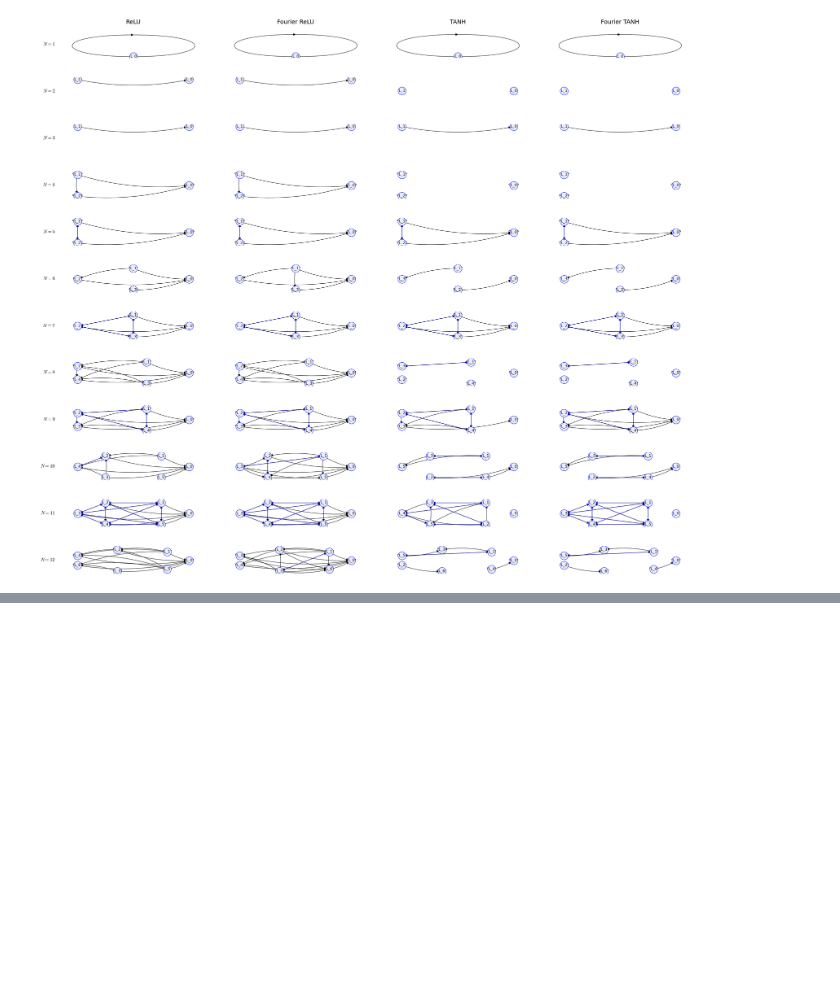
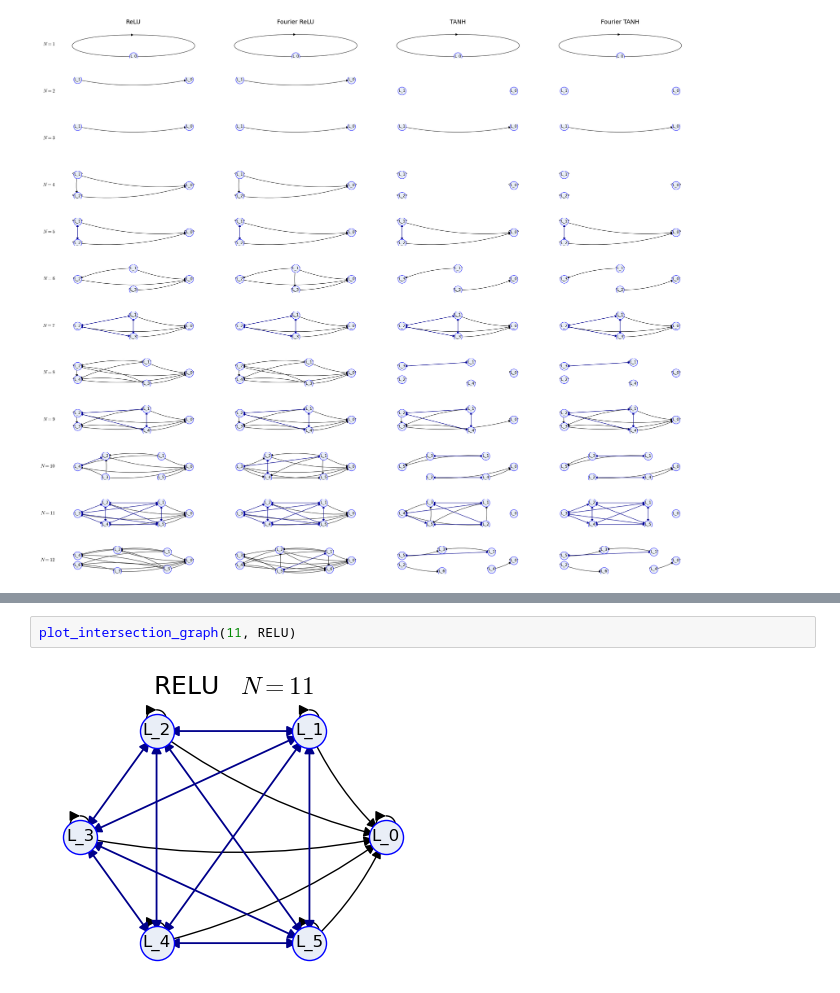
Before and after one commit to ManiShayestehfar/Masters, a Jupyter notebook: equivarient_NN/c_n.ipynb, the cells around one changed output, grey strips where cells are left out. Drawn from its saved outputs; the diff is of its cells as text; blank space fills up the shorter version.

```diff
--- a/equivarient_NN/c_n.ipynb
+++ b/equivarient_NN/c_n.ipynb
@@ -340,0 +288,4 @@ N=15, gelu, relu = 0
+# %%
+plot_intersection_graph(11, RELU)
+# %% [output]
+[figure, added]
```
Also changed, not shown: parts of 14 cells of this notebook, 1 other file.
